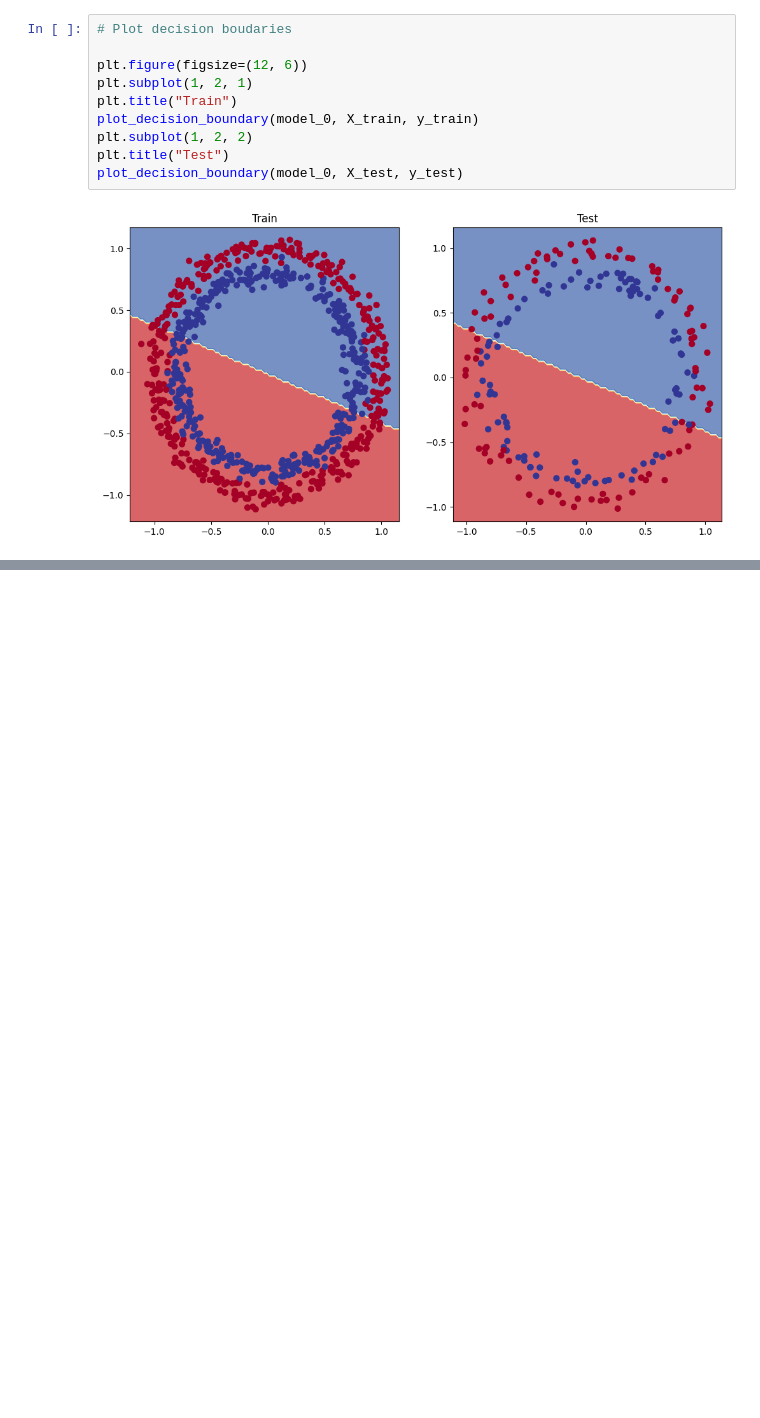
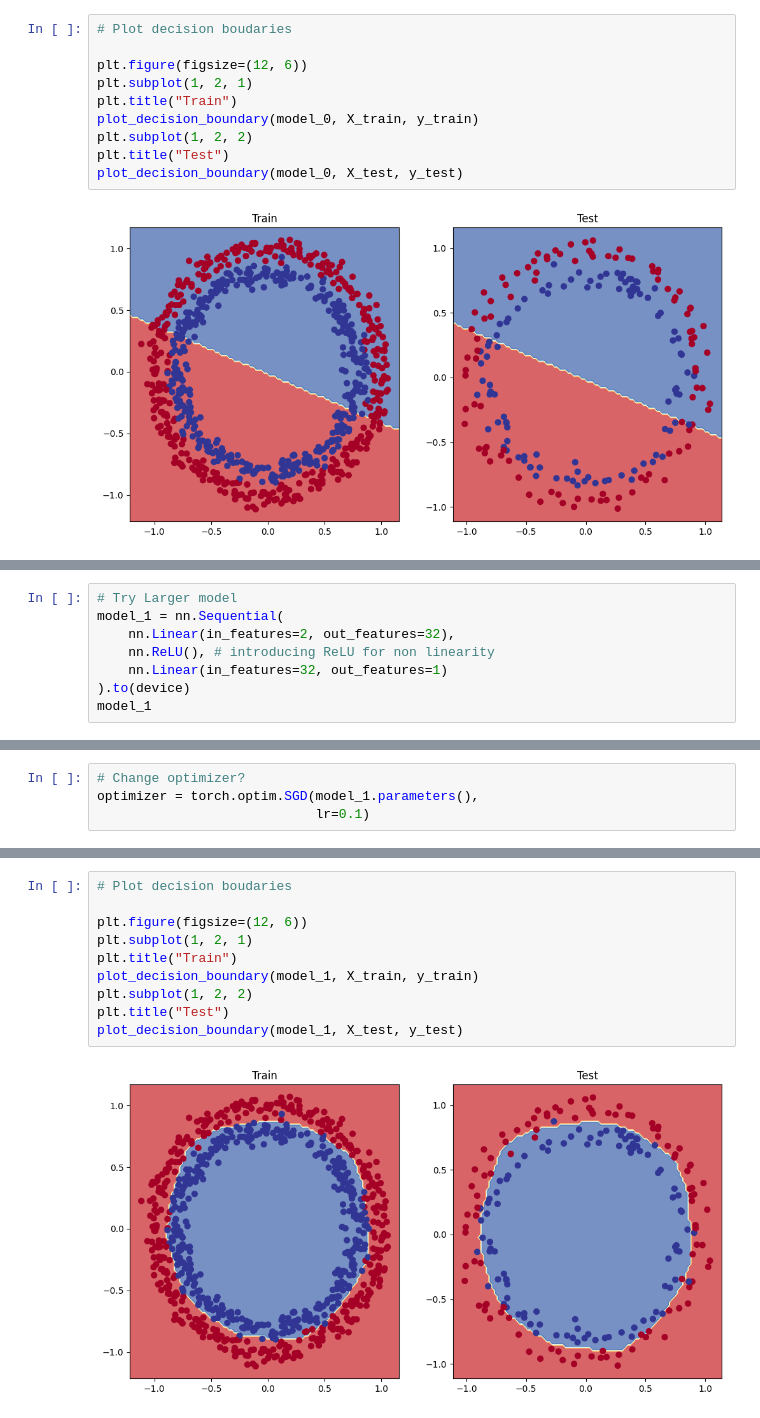
Before and after one commit to GunDalf101/PyTorch_INTRO, a Jupyter notebook: pytorch_classification.ipynb, the cells around one changed output, grey strips where cells are left out. Cells and saved outputs as stored; diff of their text form; blank space fills up the shorter version.

```diff
--- a/pytorch_classification.ipynb
+++ b/pytorch_classification.ipynb
@@ -386,0 +398,8 @@ plot_decision_boundary(model_0, X_test, y_test)
+# %%
+# Try Larger model
+model_1 = nn.Sequential(
+    nn.Linear(in_features=2, out_features=32),
+    nn.ReLU(), # introducing ReLU for non linearity
+    nn.Linear(in_features=32, out_features=1)
+).to(device)
+model_1
@@ -386,0 +412,4 @@ plot_decision_boundary(model_0, X_test, y_test)
+# %%
+# Change optimizer?
+optimizer = torch.optim.SGD(model_1.parameters(),
+                            lr=0.1)
@@ -386,0 +469,12 @@ plot_decision_boundary(model_0, X_test, y_test)
+# %%
+# Plot decision boudaries
+
+plt.figure(figsize=(12, 6))
+plt.subplot(1, 2, 1)
+plt.title("Train")
+plot_decision_boundary(model_1, X_train, y_train)
+plt.subplot(1, 2, 2)
+plt.title("Test")
+plot_decision_boundary(model_1, X_test, y_test)
+# %% [output]
+[figure, added]
```
Also changed, not shown: parts of 35 cells of this notebook.
